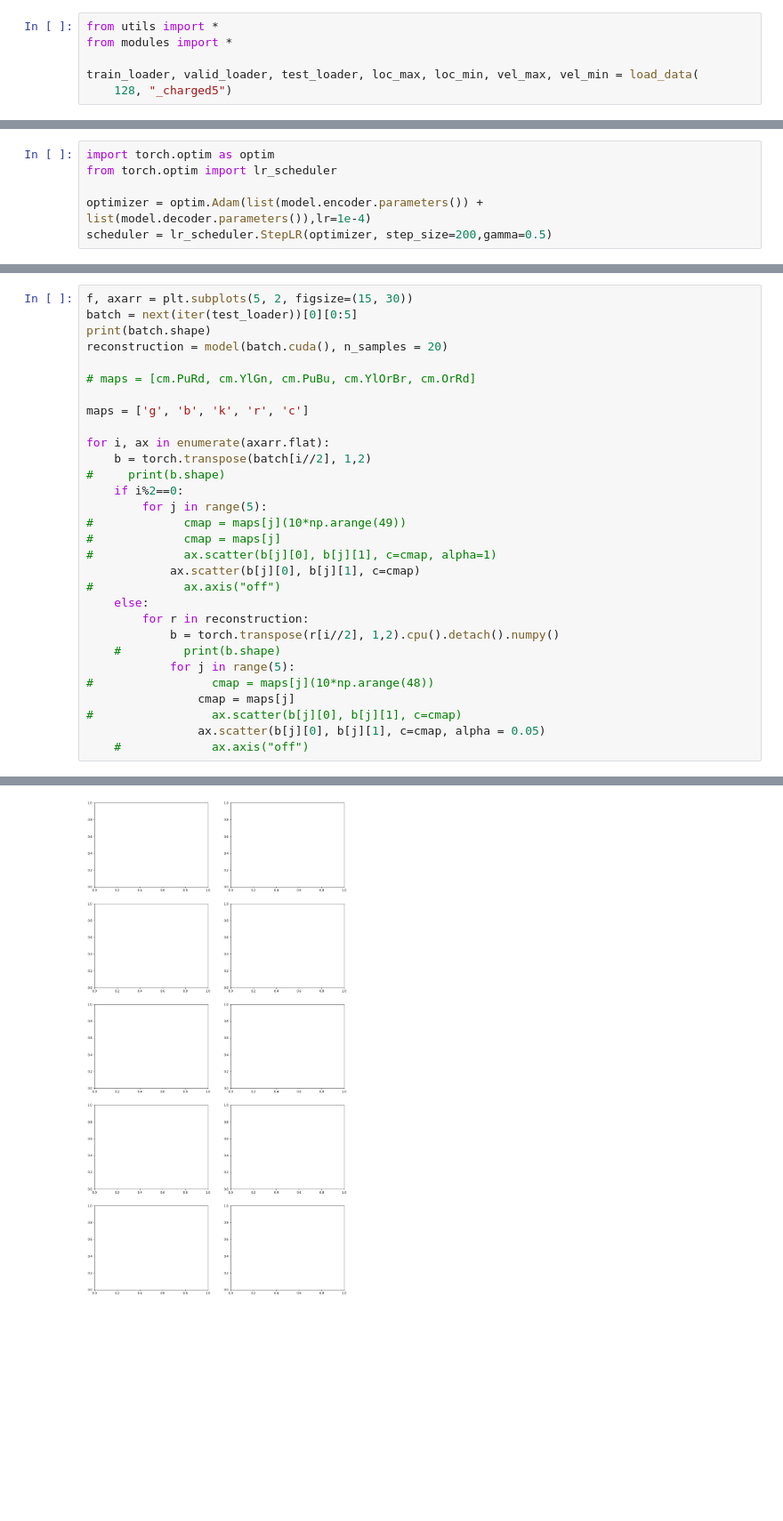
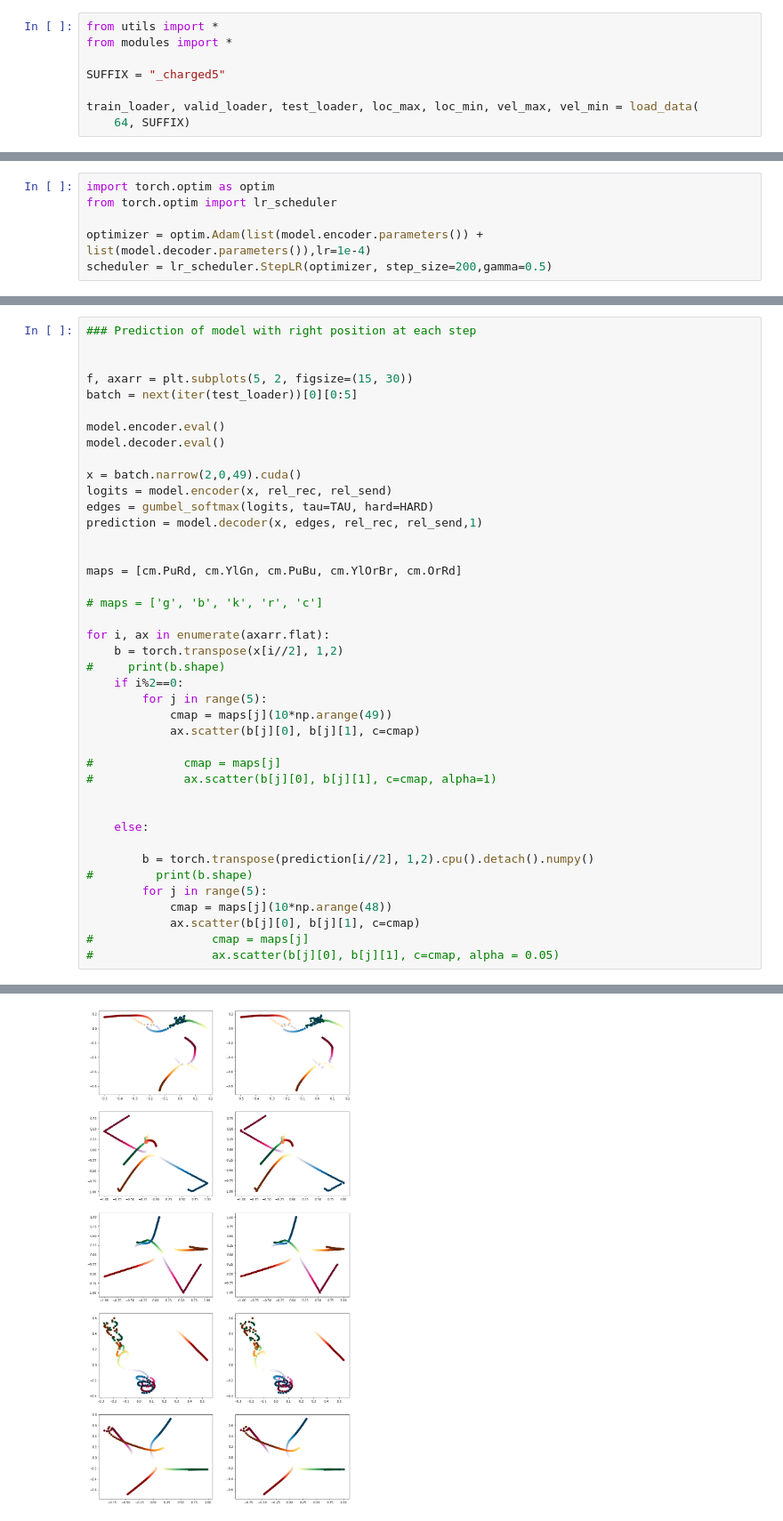
Before and after one commit to rlrs/NRI, a Jupyter notebook: GNN.ipynb, the cells around one changed output, grey strips where cells are left out. Shown: that part at 89% size. Saved outputs shown, nothing was run; the diff lists cells and outputs as text; blank space fills up the shorter version.

Commit message:
Fix reconstruction for mlp and rnn

```diff
--- a/GNN.ipynb
+++ b/GNN.ipynb
@@ -30,8 +30,10 @@ for part in range(5):
 from utils import *
 from modules import *
 
+SUFFIX = "_charged5"
+
 train_loader, valid_loader, test_loader, loc_max, loc_min, vel_max, vel_min = load_data(
-    128, "_charged5")
+    64, SUFFIX)
 # %%
 def train(epoch, best_val_loss):
     t = time.time()
@@ -339,31 +334,42 @@ Best Epoch: 0009
 # %%
+### Prediction of model with right position at each step
+
+
 f, axarr = plt.subplots(5, 2, figsize=(15, 30))
 batch = next(iter(test_loader))[0][0:5]
-print(batch.shape)
-reconstruction = model(batch.cuda(), n_samples = 20)
 
-# maps = [cm.PuRd, cm.YlGn, cm.PuBu, cm.YlOrBr, cm.OrRd]
+model.encoder.eval()
+model.decoder.eval()
 
-maps = ['g', 'b', 'k', 'r', 'c']
+x = batch.narrow(2,0,49).cuda()
+logits = model.encoder(x, rel_rec, rel_send)
+edges = gumbel_softmax(logits, tau=TAU, hard=HARD)
+prediction = model.decoder(x, edges, rel_rec, rel_send,1)
+
+
+maps = [cm.PuRd, cm.YlGn, cm.PuBu, cm.YlOrBr, cm.OrRd]
+
+# maps = ['g', 'b', 'k', 'r', 'c']
 
 for i, ax in enumerate(axarr.flat):
-    b = torch.transpose(batch[i//2], 1,2)
+    b = torch.transpose(x[i//2], 1,2)
 #     print(b.shape)
     if i%2==0:
         for j in range(5):
-#             cmap = maps[j](10*np.arange(49))
+            cmap = maps[j](10*np.arange(49))
+            ax.scatter(b[j][0], b[j][1], c=cmap)
+
 #             cmap = maps[j]
 #             ax.scatter(b[j][0], b[j][1], c=cmap, alpha=1)
+
+
+    else:
+
+        b = torch.transpose(prediction[i//2], 1,2).cpu().detach().numpy()
+#         print(b.shape)
+        for j in range(5):
+            cmap = maps[j](10*np.arange(48))
             ax.scatter(b[j][0], b[j][1], c=cmap)
-#             ax.axis("off")
-    else:
-        for r in reconstruction:
-            b = torch.transpose(r[i//2], 1,2).cpu().detach().numpy()
-    #         print(b.shape)
-            for j in range(5):
-#                 cmap = maps[j](10*np.arange(48))
-                cmap = maps[j]
-#                 ax.scatter(b[j][0], b[j][1], c=cmap)
-                ax.scatter(b[j][0], b[j][1], c=cmap, alpha = 0.05)
-    #             ax.axis("off")
+#                 cmap = maps[j]
+#                 ax.scatter(b[j][0], b[j][1], c=cmap, alpha = 0.05)
 # %% [output]
@@ -372 +376 @@ RuntimeError: size mismatch, m1: [25 x 396], m2: [196 x 256] at /opt/conda/conda
-[figure, old version]
+[figure, new version]
```
Also changed, not shown: parts of 7 cells of this notebook.
